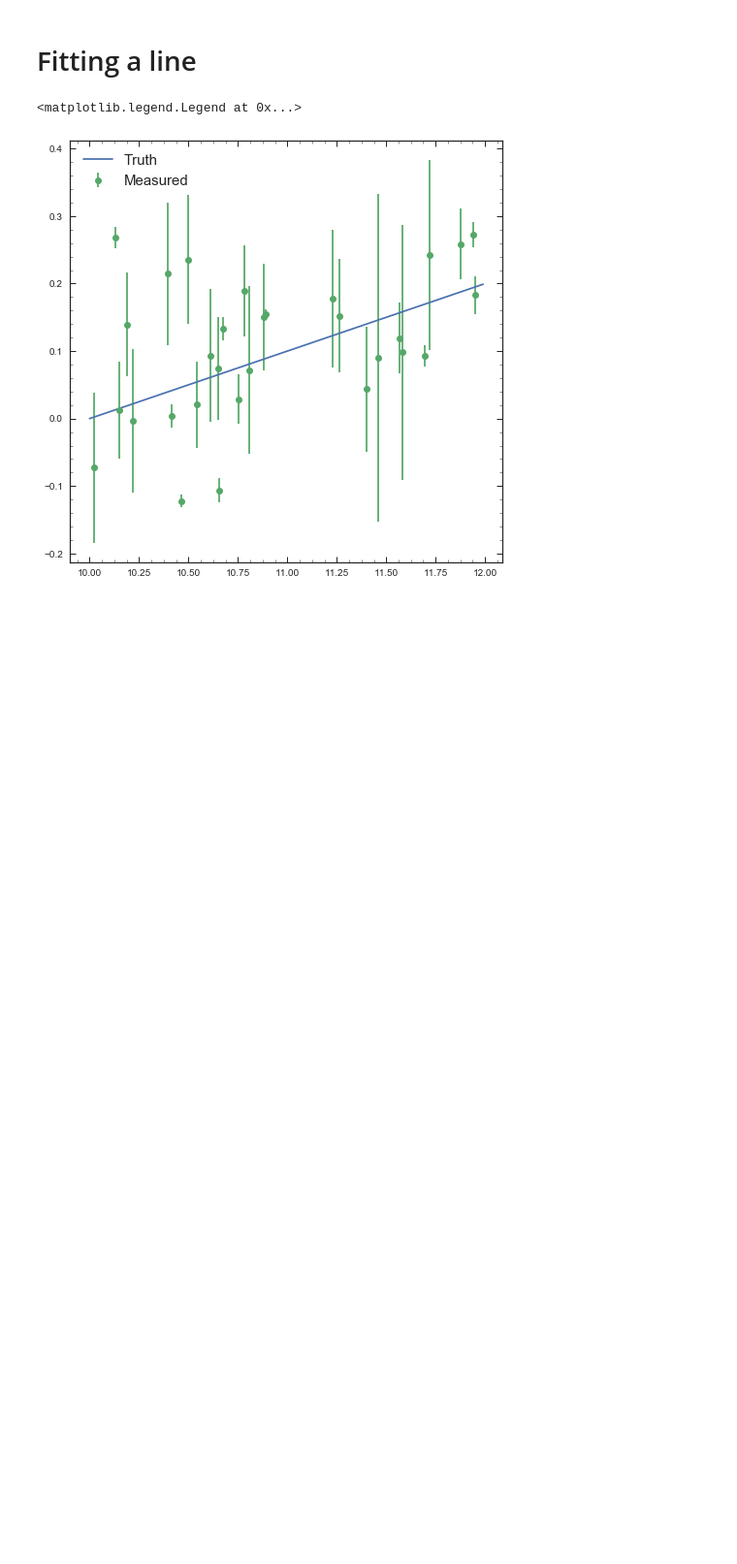
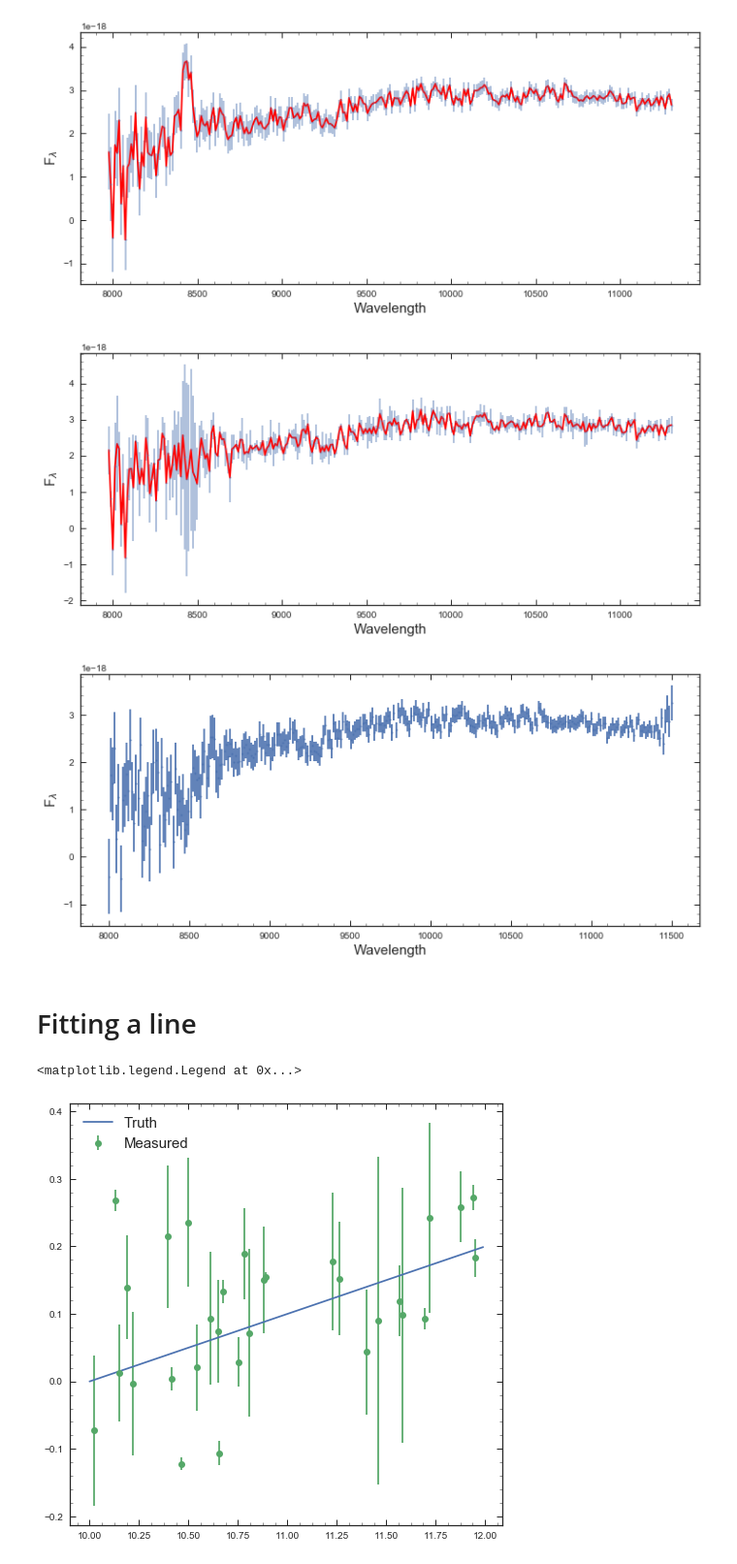
Before and after one commit to Vince-ec/Quiescent_analysis, a Jupyter notebook: scripts/Stats_examples.ipynb, the cells around one changed output. Shown at 97% size. Saved outputs shown, nothing was run; the diff lists cells and outputs as text; code cells hidden in the pictures; blank space fills up the shorter version.

```diff
--- a/scripts/Stats_examples.ipynb
+++ b/scripts/Stats_examples.ipynb
@@ -13,3 +35,35 @@ sea.set_style({'xtick.direct'
+# %%
+mn_wv,mn_fl,mn_er = Mean_stack(raw_spec[0:-1])
+med_wv,med_fl,med_err = Median_stack(raw_spec[0:-1])
+wv,fl,er =np.load('../spec_stacks_june14/n34694_stack.npy')
+IDX = np.array([U for U in range(len(wv)) if 8000 < wv[U] < 11500]).astype(int)
+# %%
+plt.figure(figsize=[12,5])
+plt.plot(mn_wv,mn_fl,'r')
+plt.errorbar(mn_wv,mn_fl,mn_er,fmt='o',ms=2,alpha = .5)
+plt.xlabel('Wavelength',fontsize = 15)
+plt.ylabel('F$_\lambda$',fontsize = 15)
+plt.show()
+plt.close()
+
+plt.figure(figsize=[12,5])
+plt.plot(med_wv,med_fl,'r')
+plt.errorbar(med_wv,med_fl,med_err,fmt='o',ms=2,alpha = .5)
+plt.xlabel('Wavelength',fontsize = 15)
+plt.ylabel('F$_\lambda$',fontsize = 15)
+plt.show()
+plt.close()
+
+plt.figure(figsize=[12,5])
+plt.errorbar(wv[IDX],fl[IDX],er[IDX],fmt='o',ms=2)
+plt.xlabel('Wavelength',fontsize = 15)
+plt.ylabel('F$_\lambda$',fontsize = 15)
+plt.show()
+plt.close()
+# %% [output]
+[figure, added]
+[figure, added]
+[figure, added]
 # %% [markdown]
 # Fitting a line
 # %%
```
Also changed, not shown: parts of 4 cells of this notebook.
